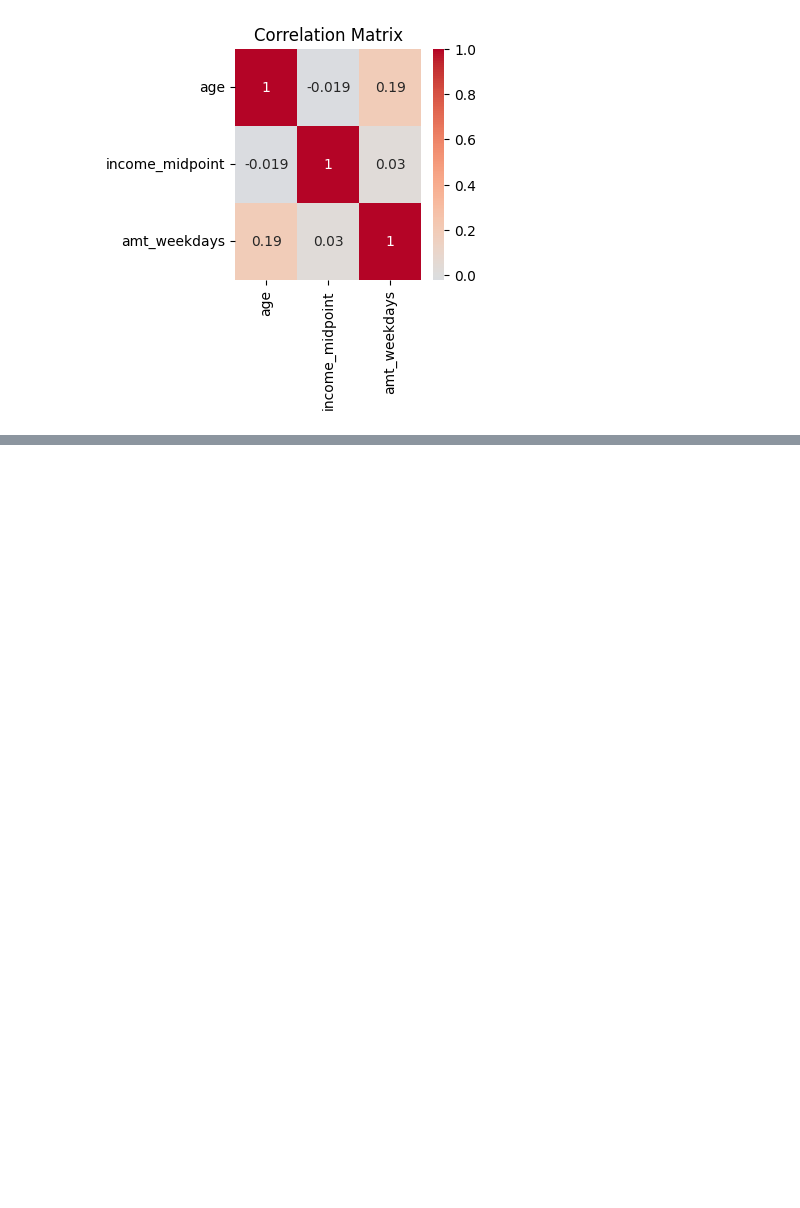
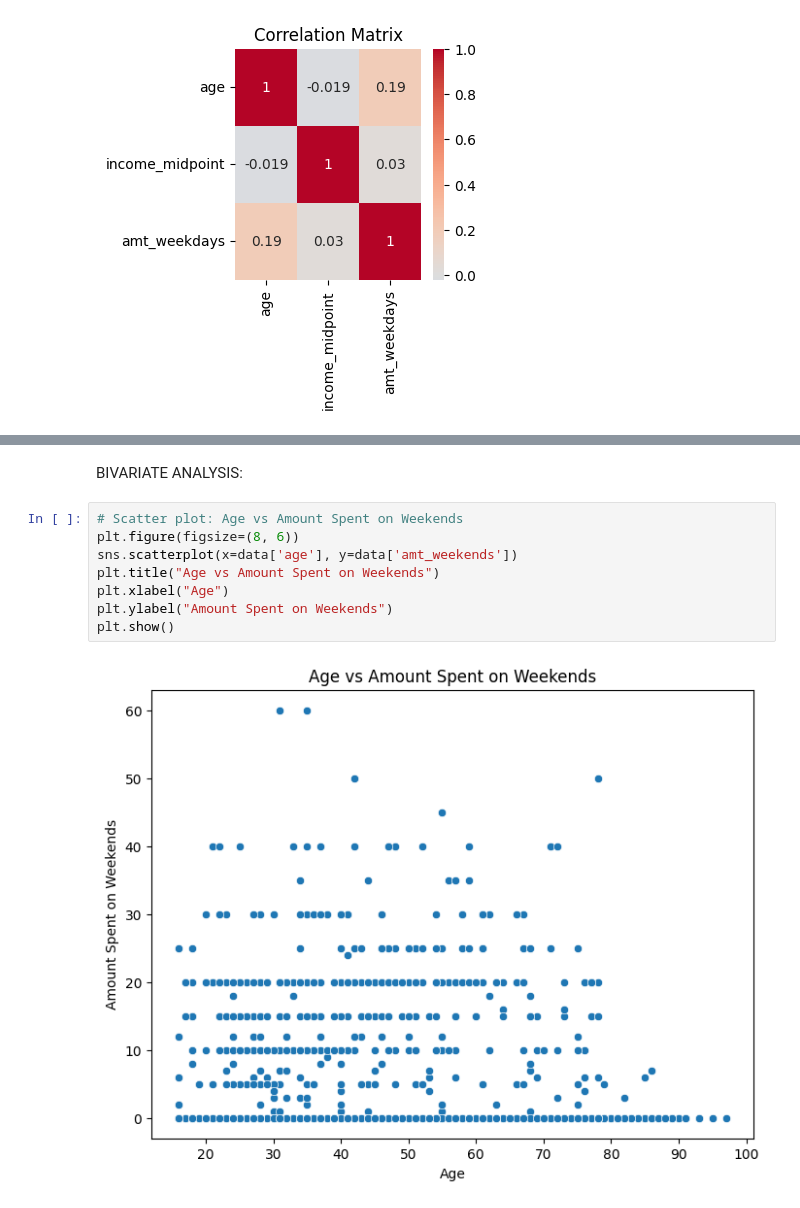
Before and after one commit to mrudulmamtani/EDA-DA-1, a Jupyter notebook: Mrudul_Mamtani_(22BCE3721).ipynb, the cells around one changed output, grey strips where cells are left out. Saved outputs shown, nothing was run; the diff lists cells and outputs as text; blank space fills up the shorter version.

```diff
--- a/Mrudul_Mamtani_(22BCE3721).ipynb
+++ b/Mrudul_Mamtani_(22BCE3721).ipynb
@@ -543,0 +605,12 @@ plt.show()
+# %% [markdown]
+BIVARIATE ANALYSIS:
+# %%
+# Scatter plot: Age vs Amount Spent on Weekends
+plt.figure(figsize=(8, 6))
+sns.scatterplot(x=data['age'], y=data['amt_weekends'])
+plt.title("Age vs Amount Spent on Weekends")
+plt.xlabel("Age")
+plt.ylabel("Amount Spent on Weekends")
+plt.show()
+# %% [output]
+[figure, added]
```
Also changed, not shown: parts of 28 cells of this notebook.
